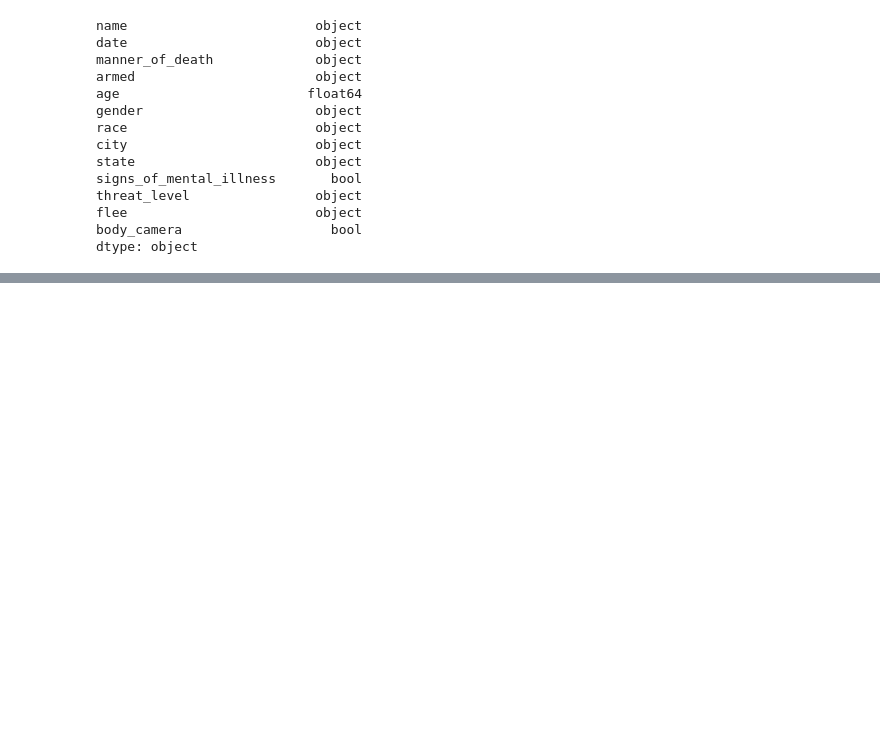
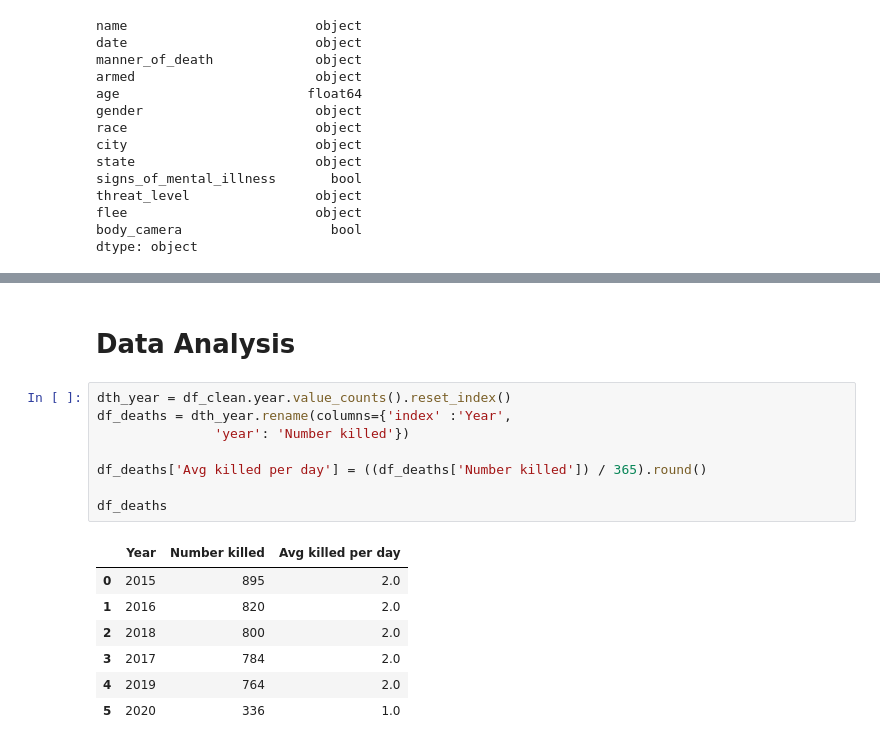
Before and after one commit to aclao89/Police_Shootings, a Jupyter notebook: Untitled.ipynb, the cells around one changed output, grey strips where cells are left out. Saved outputs shown, nothing was run; the diff lists cells and outputs as text; blank space fills up the shorter version.

```diff
--- a/Untitled.ipynb
+++ b/Untitled.ipynb
@@ -146,0 +211,18 @@ See the caveats in the documentation: http://pandas.pydata.org/pandas-docs/stabl
+# %% [markdown]
+# Data Analysis
+# %%
+dth_year = df_clean.year.value_counts().reset_index()
+df_deaths = dth_year.rename(columns={'index' :'Year',
+               'year': 'Number killed'})
+
+df_deaths['Avg killed per day'] = ((df_deaths['Number killed']) / 365).round()
+
+df_deaths
+# %% [output]
+|  | Year | Number killed | Avg killed per day |
+| 0 | 2015 | 895 | 2.0 |
+| 1 | 2016 | 820 | 2.0 |
+| 2 | 2018 | 800 | 2.0 |
+| 3 | 2017 | 784 | 2.0 |
+| 4 | 2019 | 764 | 2.0 |
+| 5 | 2020 | 336 | 1.0 |
```
Also changed, not shown: parts of 10 cells of this notebook.
